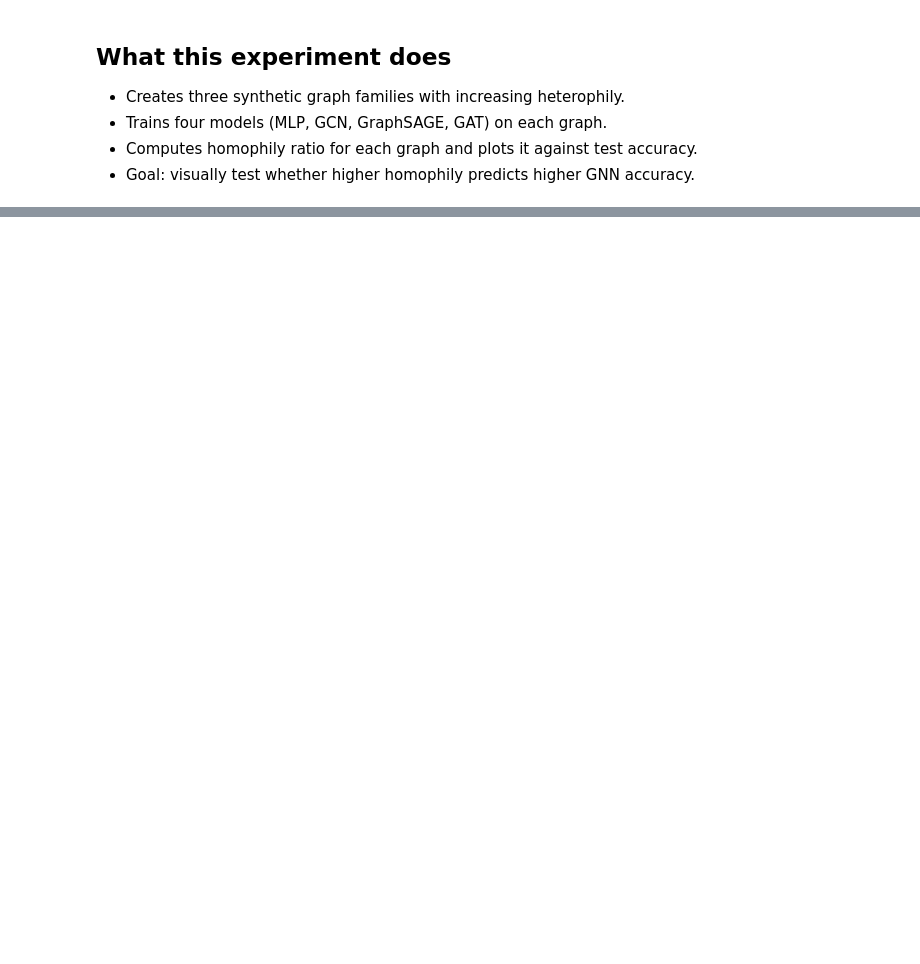
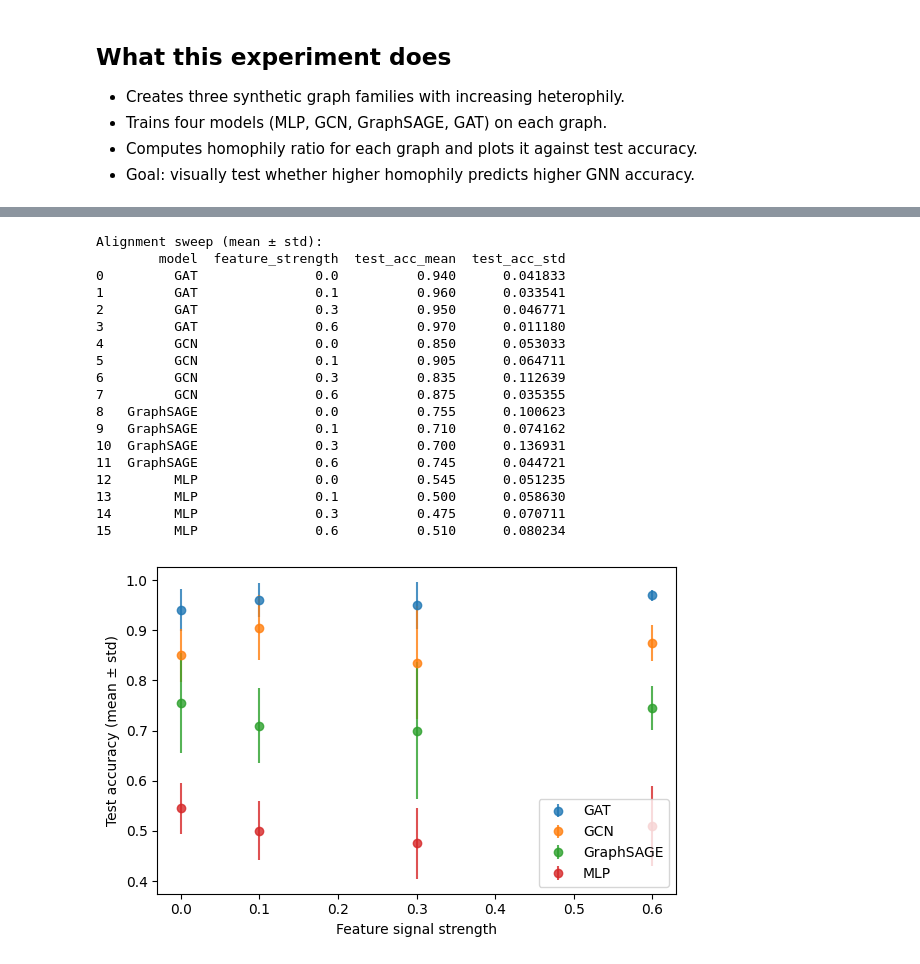
Before and after one commit to mateuszkor/GDL, a Jupyter notebook: output/jupyter-notebook/gnn-failure-risk-audit.ipynb, the cells around one changed output, grey strips where cells are left out. Drawn from its saved outputs; the diff is of its cells as text; code cells hidden in the pictures; blank space fills up the shorter version.

```diff
--- a/output/jupyter-notebook/gnn-failure-risk-audit.ipynb
+++ b/output/jupyter-notebook/gnn-failure-risk-audit.ipynb
@@ -193,0 +268,79 @@ plt.show()
+# %%
+# Alignment sweep (vary feature strength)
+feature_strengths = [0.0, 0.1, 0.3, 0.6]
+
+rows_align = []
+
+# Fix graph structure to a moderately homophilic regime
+p_in, p_out = (0.10, 0.01)
+
+for fs in feature_strengths:
+    for s in range(num_seeds):
+        seed = SEED + 100 + s
+        data = make_sbm(p_in=p_in, p_out=p_out, seed=seed)
+        data = data.to(DEVICE)
+
+        # overwrite features with controllable signal strength
+        rng = np.random.default_rng(seed)
+        features = rng.normal(size=(data.num_nodes, data.num_features)).astype(np.float32)
+        features += fs * rng.normal(size=(data.num_nodes, data.num_features)).astype(np.float32) * data.y.cpu().numpy()[:, None]
+        data.x = torch.tensor(features, dtype=torch.float, device=DEVICE)
+
+        train_idx, val_idx, test_idx = split_indices(data.num_nodes, seed=seed)
+
+        for model_name, model in [
+            ('MLP', MLP(data.num_features, 32, 2)),
+            ('GCN', GCN(data.num_features, 32, 2)),
+            ('GraphSAGE', GraphSAGE(data.num_features, 32, 2)),
+            ('GAT', GAT(data.num_features, 32, 2)),
+        ]:
+            model = model.to(DEVICE)
+            optimizer = torch.optim.Adam(model.parameters(), lr=1e-3)
+            for _ in range(50):
+                train_epoch(model, data, train_idx, optimizer)
+            test_acc = eval_acc(model, data, test_idx)
+            rows_align.append({
+                'feature_strength': fs,
+                'seed': seed,
+                'model': model_name,
+                'test_acc': test_acc,
+            })
+
+align_df = pd.DataFrame(rows_align)
+
+agg_align = align_df.groupby(['model', 'feature_strength']).agg(
+    test_acc_mean=('test_acc', 'mean'),
+    test_acc_std=('test_acc', 'std'),
+).reset_index()
+
+print("Alignment sweep (mean ± std):")
+print(agg_align)
+
+plt.figure(figsize=(6, 4))
+for model, g in agg_align.groupby('model'):
+    plt.errorbar(g['feature_strength'], g['test_acc_mean'], yerr=g['test_acc_std'], fmt='o', label=model, alpha=0.8)
+plt.xlabel('Feature signal strength')
+plt.ylabel('Test accuracy (mean ± std)')
+plt.legend()
+plt.tight_layout()
+plt.show()
+# %% [output]
+Alignment sweep (mean ± std):
+        model  feature_strength  test_acc_mean  test_acc_std
+0         GAT               0.0          0.940      0.041833
+1         GAT               0.1          0.960      0.033541
+2         GAT               0.3          0.950      0.046771
+3         GAT               0.6          0.970      0.011180
+4         GCN               0.0          0.850      0.053033
+5         GCN               0.1          0.905      0.064711
+6         GCN               0.3          0.835      0.112639
+7         GCN               0.6          0.875      0.035355
+8   GraphSAGE               0.0          0.755      0.100623
+9   GraphSAGE               0.1          0.710      0.074162
+10  GraphSAGE               0.3          0.700      0.136931
+11  GraphSAGE               0.6          0.745      0.044721
+12        MLP               0.0          0.545      0.051235
+13        MLP               0.1          0.500      0.058630
+14        MLP               0.3          0.475      0.070711
+15        MLP               0.6          0.510      0.080234
+[figure, added]
```
Also changed, not shown: parts of 6 cells of this notebook.
